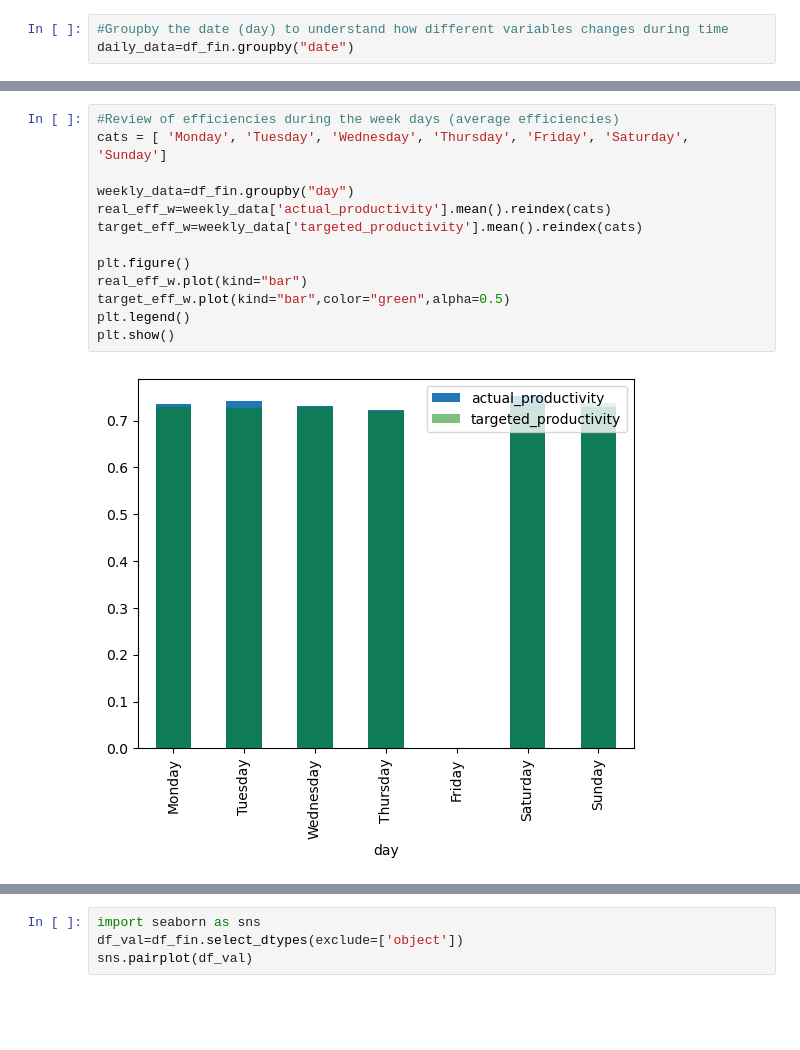
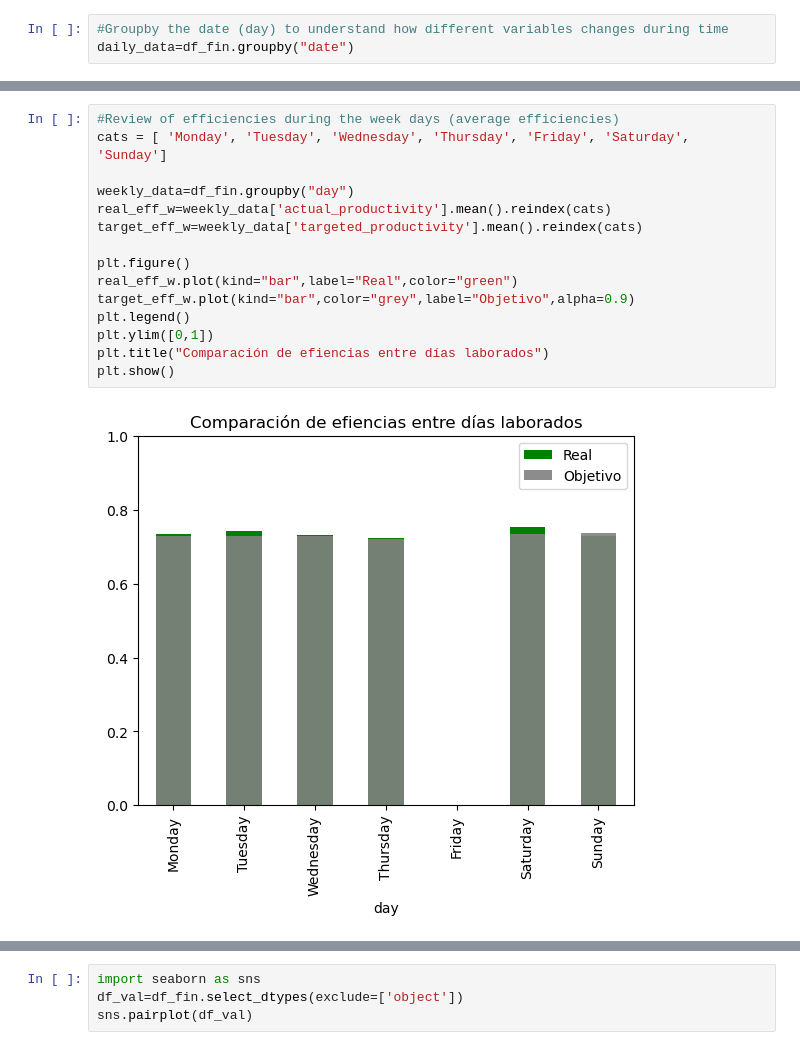
Before and after one commit to wilmarc/Proyecto1ACTD, a Jupyter notebook: DataProcess_P1.ipynb, the cells around one changed output, grey strips where cells are left out. Saved outputs shown, nothing was run; the diff lists cells and outputs as text; blank space fills up the shorter version.

```diff
--- a/DataProcess_P1.ipynb
+++ b/DataProcess_P1.ipynb
@@ -205,18 +207,20 @@ plt.show()
 # %%
 #Review of efficiencies during the week days (average efficiencies)
 cats = [ 'Monday', 'Tuesday', 'Wednesday', 'Thursday', 'Friday', 'Saturday', 'Sunday']
 
 weekly_data=df_fin.groupby("day")
 real_eff_w=weekly_data['actual_productivity'].mean().reindex(cats)
 target_eff_w=weekly_data['targeted_productivity'].mean().reindex(cats)
 
 plt.figure()
-real_eff_w.plot(kind="bar")
-target_eff_w.plot(kind="bar",color="green",alpha=0.5)
+real_eff_w.plot(kind="bar",label="Real",color="green")
+target_eff_w.plot(kind="bar",color="grey",label="Objetivo",alpha=0.9)
 plt.legend()
+plt.ylim([0,1])
+plt.title("Comparación de efiencias entre días laborados")
 plt.show()
 # %% [output]
-[figure, old version]
+[figure, new version]
 # %%
 #comparisson of registers from the different activities performed
 tasks=df_fin.groupby("department").count()
```
Also changed, not shown: parts of 7 cells of this notebook.
